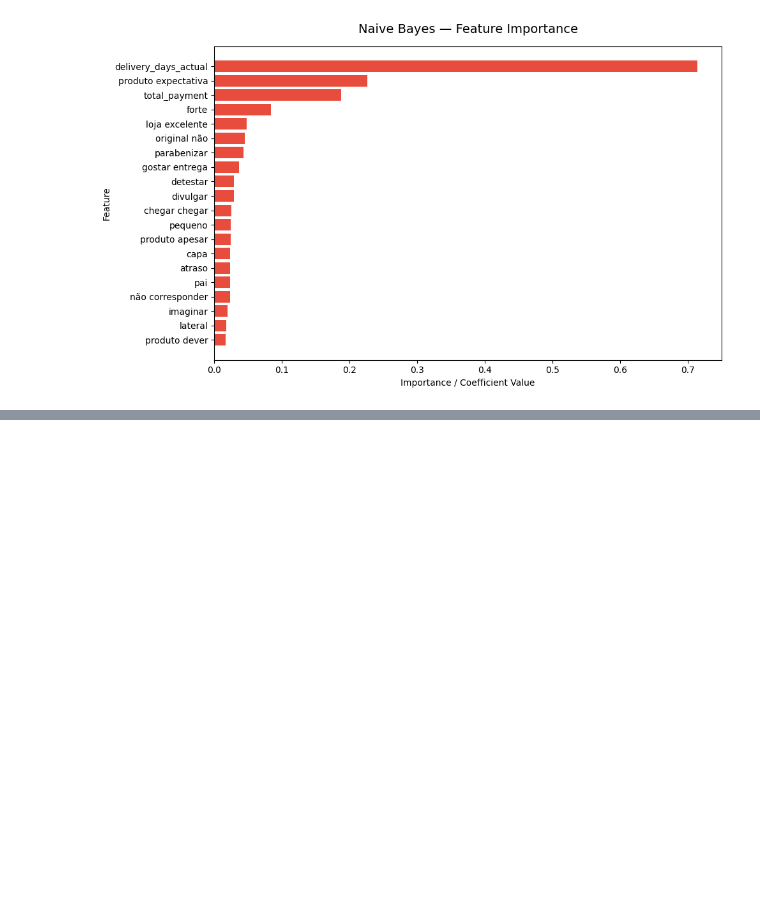
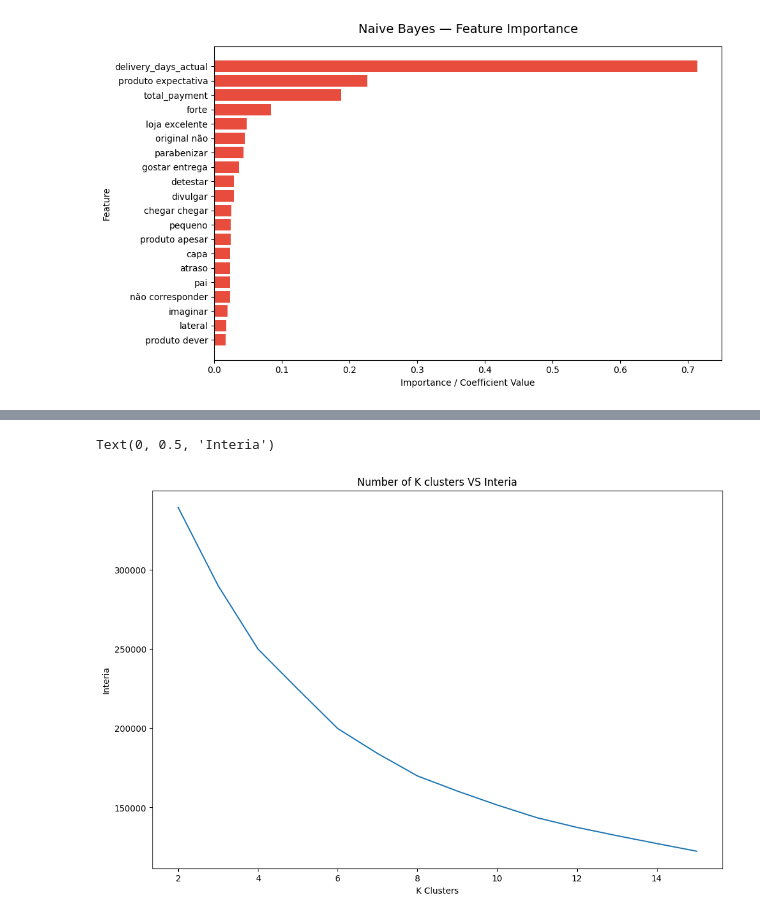
Before and after one commit to NitoBoritto/Olist_Data_Department, a Jupyter notebook: notebooks/modeling.ipynb, the cells around one changed output, grey strips where cells are left out. Saved outputs shown, nothing was run; the diff lists cells and outputs as text; code cells hidden in the pictures; blank space fills up the shorter version.

```diff
--- a/notebooks/modeling.ipynb
+++ b/notebooks/modeling.ipynb
@@ -452,0 +684,21 @@ plot_feature_importance(
+# %%
+kmeans_df = cluster_df.copy()
+
+log_transformer = FunctionTransformer(np.log1p, inverse_func=np.expm1)
+
+cluster_preprocessor = ColumnTransformer(
+    transformers=[
+        ('log', log_transformer, ['monetary', 'avg_delivery_time']),
+    ], remainder = 'passthrough')
+
+# 3. Build the final pipeline (use cluster_preprocessor to avoid shadowing earlier preprocessor)
+k_means_pipeline = Pipeline([
+    ('preprocessor', cluster_preprocessor),
+    ('scaler', StandardScaler()),
+    ('cluster', KMeans(n_clusters=5, random_state=30, n_init=10))
+])
+
+k_means_pipeline.fit(kmeans_df)
+
+print(f"KMeans fitted on {len(kmeans_df)} clean samples")
+print(f"Cluster distribution:{pd.Series(k_means_pipeline.named_steps['cluster'].labels_).value_counts().sort_index()}")
@@ -452,0 +713,24 @@ plot_feature_importance(
+# %%
+inertia = []
+for k in range(2, 16):
+    k_means_pipeline_temp = Pipeline([
+        ('preprocessor', cluster_preprocessor),
+        ('scaler', StandardScaler()),
+        ('cluster', KMeans(n_clusters=k, random_state=30, n_init=10))
+    ])
+    # Use the raw features (drop any existing cluster column if present)
+    features_tmp = kmeans_df.drop(columns=['Cluster'], errors='ignore')
+    k_means_pipeline_temp.fit(features_tmp)
+    inertia.append(k_means_pipeline_temp.named_steps['cluster'].inertia_)
+# %%
+inertia_series = pd.Series(inertia, index = range(2, 16))
+
+plt.figure(figsize = (12, 8))
+sns.lineplot(data = inertia_series,
+             markers = 'o')
+plt.title('Number of K clusters VS Interia')
+plt.xlabel('K Clusters')
+plt.ylabel('Interia')
+# %% [output]
+Text(0, 0.5, 'Interia')
+[figure, added]
```
Also changed, not shown: parts of 28 cells of this notebook, 3 other files.
